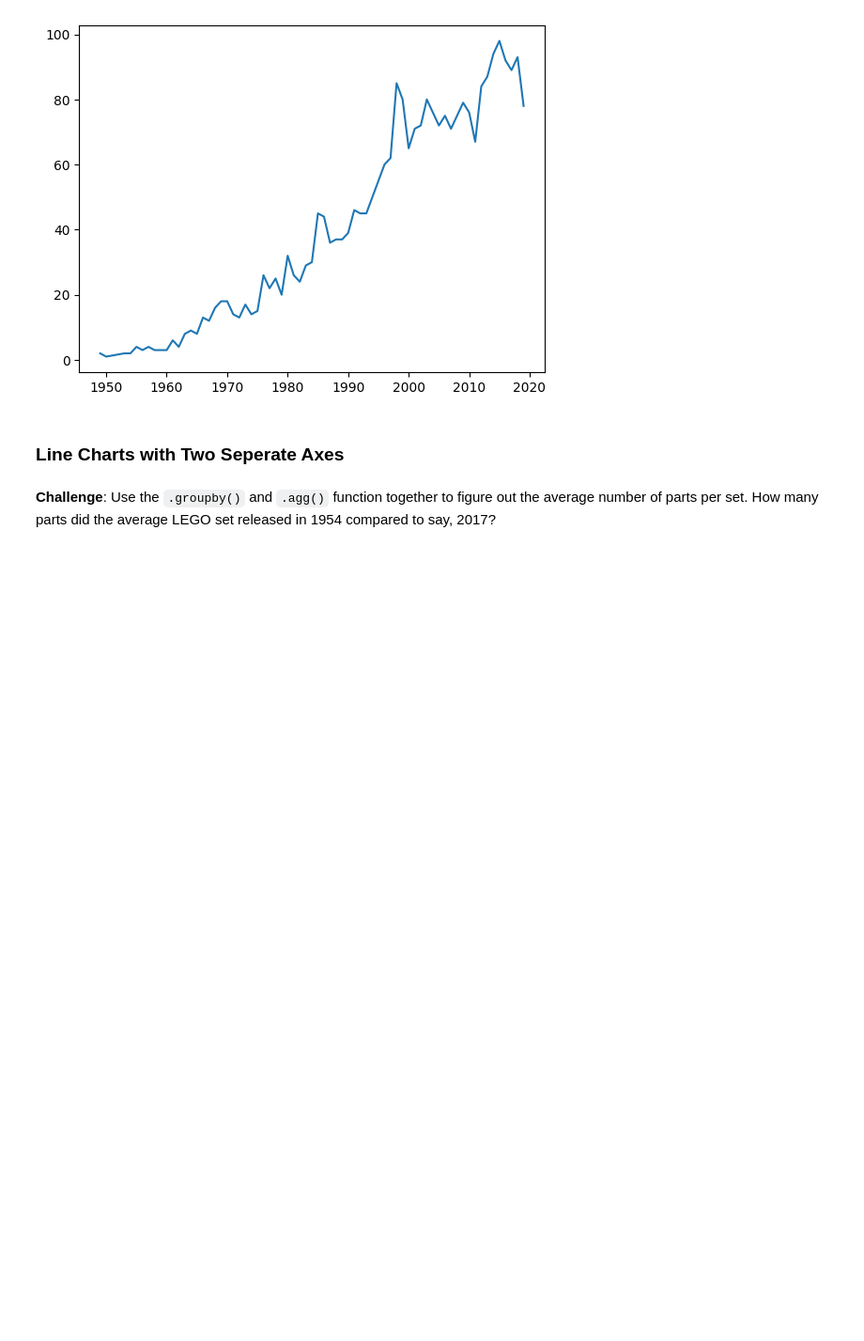
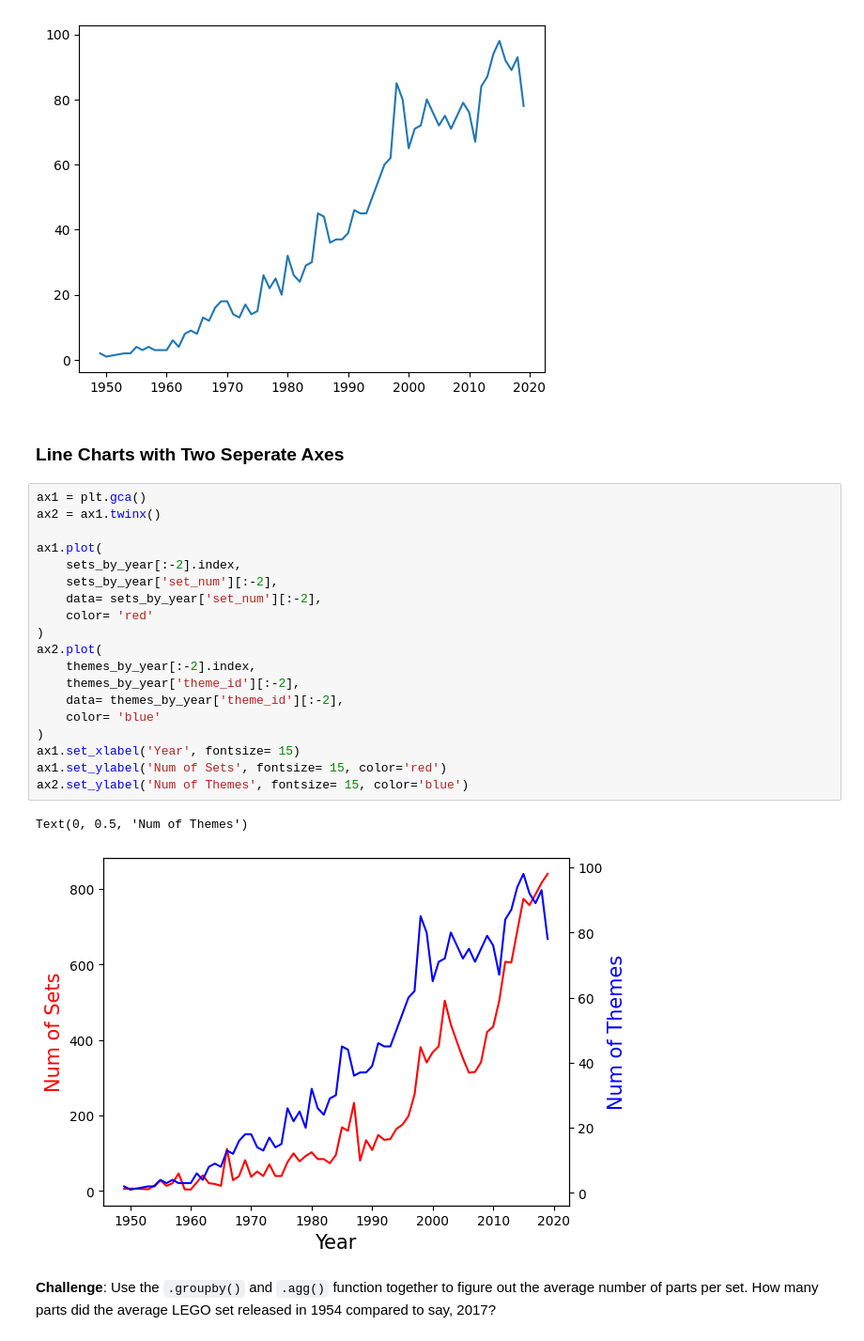
Before and after one commit to erfaw/elasti_py, a Jupyter notebook: Day074-erf/LEGO Notebook and Data (start)/Lego_Analysis_for_Course_(start).ipynb, the cells around one changed output. Shown at 94% size. Saved outputs shown, nothing was run; the diff lists cells and outputs as text; blank space fills up the shorter version.

Commit message:
till before 'Number of Sets per LEGO Theme' all done

```diff
--- a/Day074-erf/LEGO Notebook and Data (start)/Lego_Analysis_for_Course_(start).ipynb
+++ b/Day074-erf/LEGO Notebook and Data (start)/Lego_Analysis_for_Course_(start).ipynb
@@ -250,5 +250,27 @@ plt.plot(
 [figure]
 # %% [markdown]
 ### Line Charts with Two Seperate Axes
+# %%
+ax1 = plt.gca()
+ax2 = ax1.twinx()
+
+ax1.plot(
+    sets_by_year[:-2].index,
+    sets_by_year['set_num'][:-2],
+    data= sets_by_year['set_num'][:-2],
+    color= 'red'
+)
+ax2.plot(
+    themes_by_year[:-2].index,
+    themes_by_year['theme_id'][:-2],
+    data= themes_by_year['theme_id'][:-2],
+    color= 'blue'
+)
+ax1.set_xlabel('Year', fontsize= 15)
+ax1.set_ylabel('Num of Sets', fontsize= 15, color='red')
+ax2.set_ylabel('Num of Themes', fontsize= 15, color='blue')
+# %% [output]
+Text(0, 0.5, 'Num of Themes')
+[figure, added]
 # %% [markdown]
 **Challenge**: Use the <code>.groupby()</code> and <code>.agg()</code> function together to figure out the average number of parts per set. How many parts did the average LEGO set released in 1954 compared to say, 2017?
```
Also changed, not shown: parts of 6 cells of this notebook.
